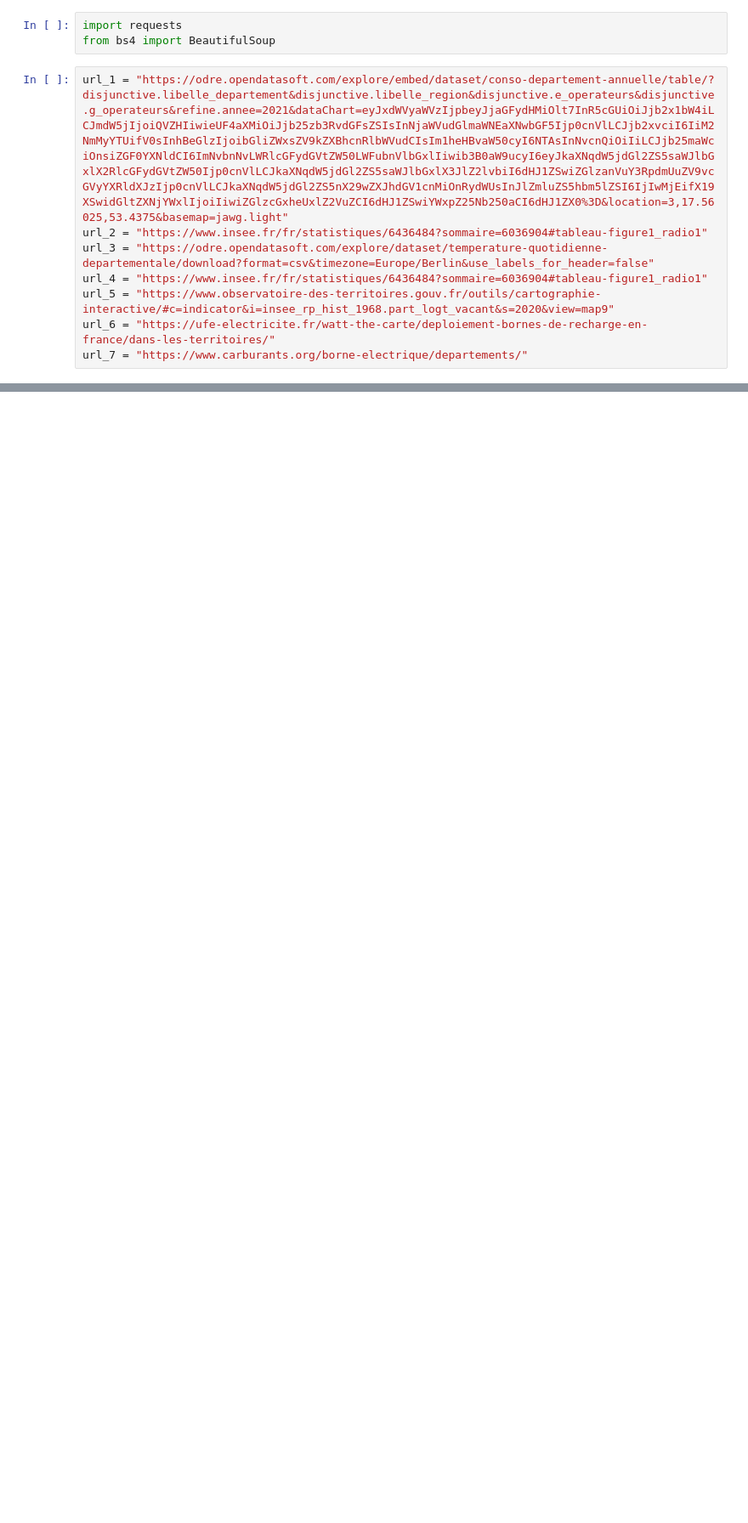
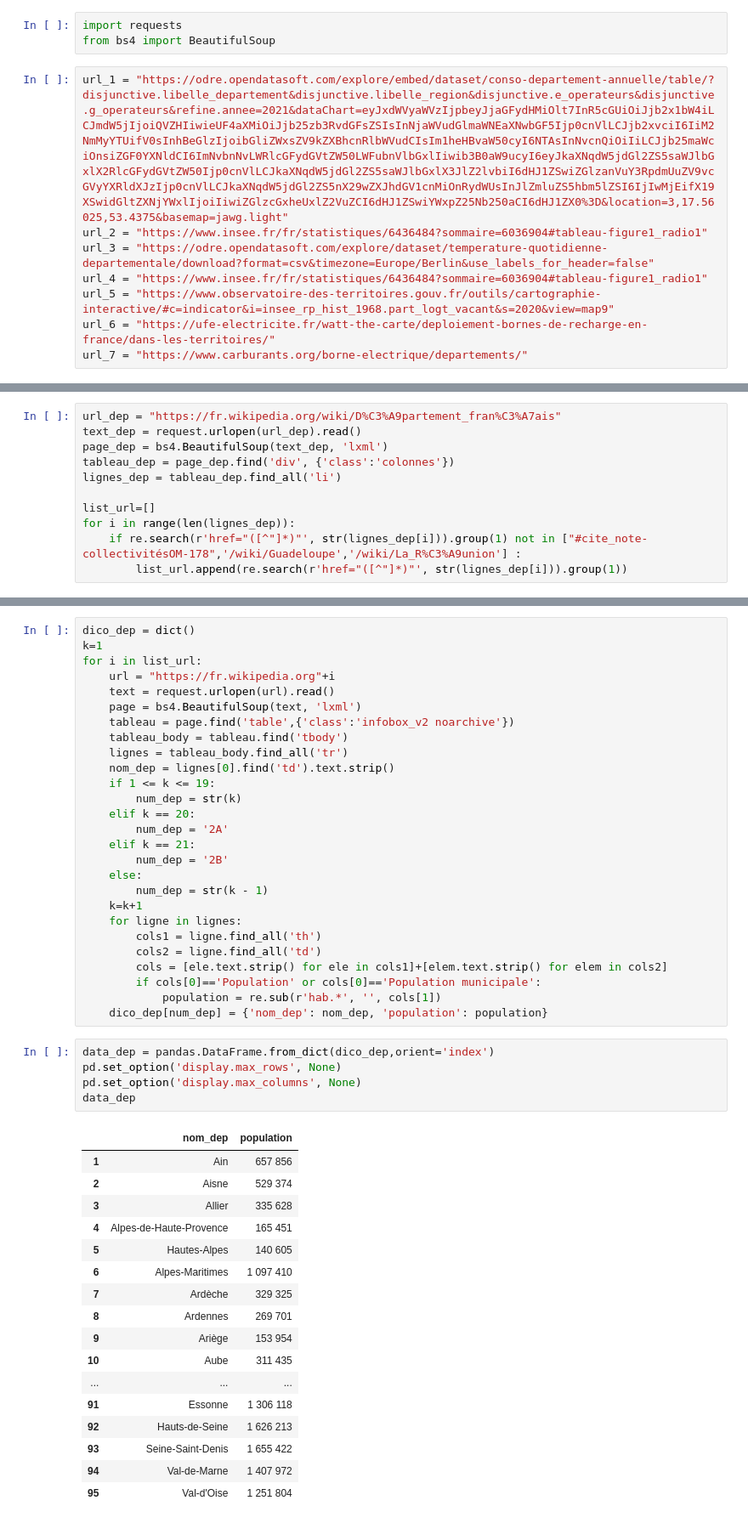
Before and after one commit to tgarnier067/Projet-Python-2023, a Jupyter notebook: recup_données.ipynb, the cells around one changed output, grey strips where cells are left out. Shown: that part at 85% size. Drawn from its saved outputs; the diff is of its cells as text; blank space fills up the shorter version.

Commit message:
Webscrapping (presque) complet de la population
Attention ! La valeur de la population de paris est fausse

```diff
--- a/recup_données.ipynb
+++ b/recup_données.ipynb
@@ -42,0 +87,11 @@ Requirement already satisfied: lxml in /opt/mamba/lib/python3.10/site-packages (
+# %%
+url_dep = "https://fr.wikipedia.org/wiki/D%C3%A9partement_fran%C3%A7ais"
+text_dep = request.urlopen(url_dep).read()
+page_dep = bs4.BeautifulSoup(text_dep, 'lxml')
+tableau_dep = page_dep.find('div', {'class':'colonnes'})
+lignes_dep = tableau_dep.find_all('li')
+
+list_url=[]
+for i in range(len(lignes_dep)):
+    if re.search(r'href="([^"]*)"', str(lignes_dep[i])).group(1) not in ["#cite_note-collectivitésOM-178",'/wiki/Guadeloupe','/wiki/La_R%C3%A9union'] :
+        list_url.append(re.search(r'href="([^"]*)"', str(lignes_dep[i])).group(1))
@@ -43,3 +122,53 @@ Requirement already satisfied: lxml in /opt/mamba/lib/python3.10/site-packages (
+# %%
+dico_dep = dict()
+k=1
+for i in list_url:
+    url = "https://fr.wikipedia.org"+i
+    text = request.urlopen(url).read()
+    page = bs4.BeautifulSoup(text, 'lxml')
+    tableau = page.find('table',{'class':'infobox_v2 noarchive'})
+    tableau_body = tableau.find('tbody')
+    lignes = tableau_body.find_all('tr')
+    nom_dep = lignes[0].find('td').text.strip()
+    if 1 <= k <= 19:
+        num_dep = str(k)
+    elif k == 20:
+        num_dep = '2A'
+    elif k == 21:
+        num_dep = '2B'
+    else:
+        num_dep = str(k - 1)
+    k=k+1
+    for ligne in lignes:
+        cols1 = ligne.find_all('th')
+        cols2 = ligne.find_all('td')
+        cols = [ele.text.strip() for ele in cols1]+[elem.text.strip() for elem in cols2]
+        if cols[0]=='Population' or cols[0]=='Population municipale':
+            population = re.sub(r'hab.*', '', cols[1])
+    dico_dep[num_dep] = {'nom_dep': nom_dep, 'population': population}
+# %%
+data_dep = pandas.DataFrame.from_dict(dico_dep,orient='index')
+pd.set_option('display.max_rows', None)
+pd.set_option('display.max_columns', None)
+data_dep
+# %% [output]
+|  | nom_dep | population |
+| 1 | Ain | 657 856 |
+| 2 | Aisne | 529 374 |
+| 3 | Allier | 335 628 |
+| 4 | Alpes-de-Haute-Provence | 165 451 |
+| 5 | Hautes-Alpes | 140 605 |
+| 6 | Alpes-Maritimes | 1 097 410 |
+| 7 | Ardèche | 329 325 |
+| 8 | Ardennes | 269 701 |
+| 9 | Ariège | 153 954 |
+| 10 | Aube | 311 435 |
+| ... | ... | ... |
+| 91 | Essonne | 1 306 118 |
+| 92 | Hauts-de-Seine | 1 626 213 |
+| 93 | Seine-Saint-Denis | 1 655 422 |
+| 94 | Val-de-Marne | 1 407 972 |
+| 95 | Val-d'Oise | 1 251 804 |
 # %%
 # On récupère l'url de la page wikipédia et on importe le texte HTML de la page
 
```
Also changed, not shown: parts of 13 cells of this notebook.
